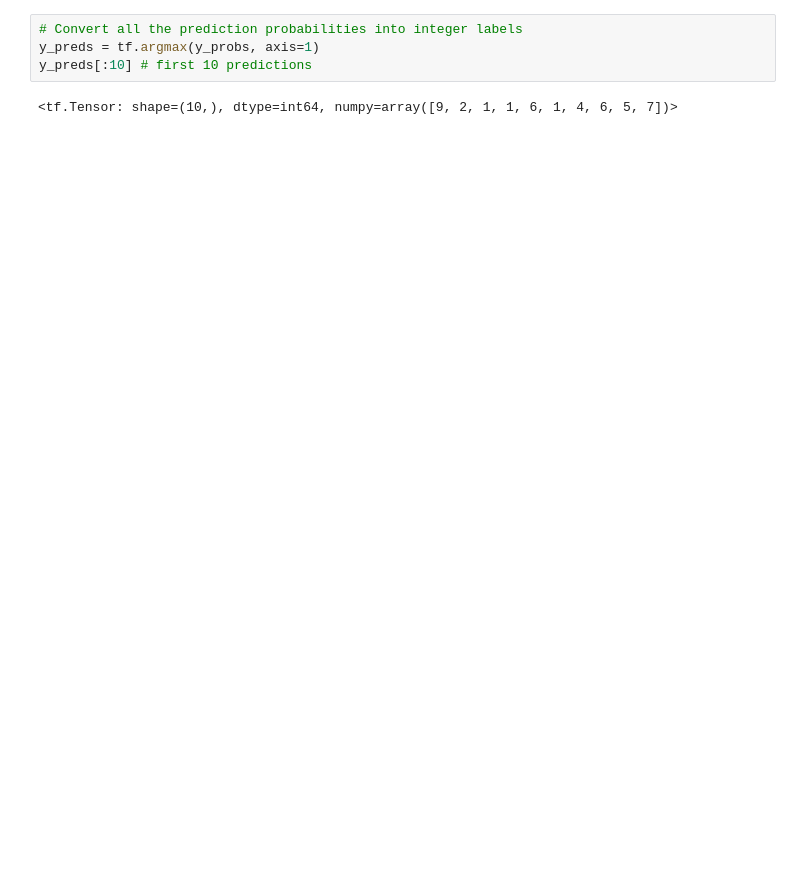
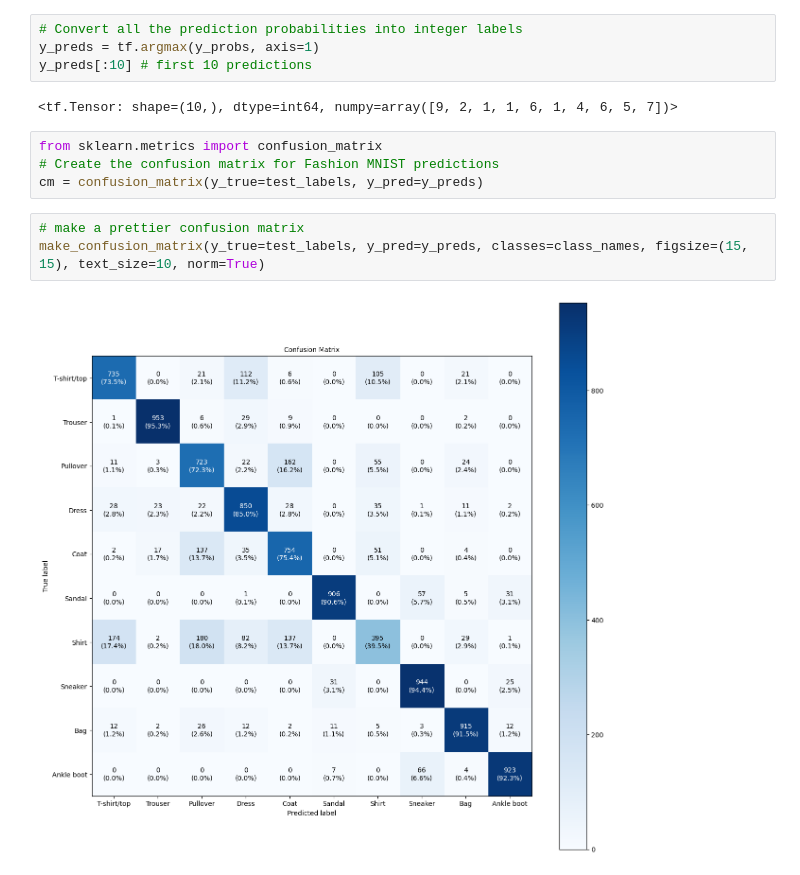
Before and after one commit to leohfigueiredo/Tensorflow, a Jupyter notebook: 02_neural_network_classification_with_tensorflow.ipynb, the cells around one changed output. Cells and saved outputs as stored; diff of their text form; blank space fills up the shorter version.

Commit message:
Confusion Matrix

```diff
--- a/02_neural_network_classification_with_tensorflow.ipynb
+++ b/02_neural_network_classification_with_tensorflow.ipynb
@@ -1426,3 +1421,12 @@ y_preds = tf.argmax(y_probs, axis=1)
 y_preds[:10] # first 10 predictions
 # %% [output]
 <tf.Tensor: shape=(10,), dtype=int64, numpy=array([9, 2, 1, 1, 6, 1, 4, 6, 5, 7])>
+# %%
+from sklearn.metrics import confusion_matrix
+# Create the confusion matrix for Fashion MNIST predictions
+cm = confusion_matrix(y_true=test_labels, y_pred=y_preds)
+# %%
+# make a prettier confusion matrix
+make_confusion_matrix(y_true=test_labels, y_pred=y_preds, classes=class_names, figsize=(15, 15), text_size=10, norm=True)
+# %% [output]
+[figure, added]
```
Also changed, not shown: parts of 37 cells of this notebook.
